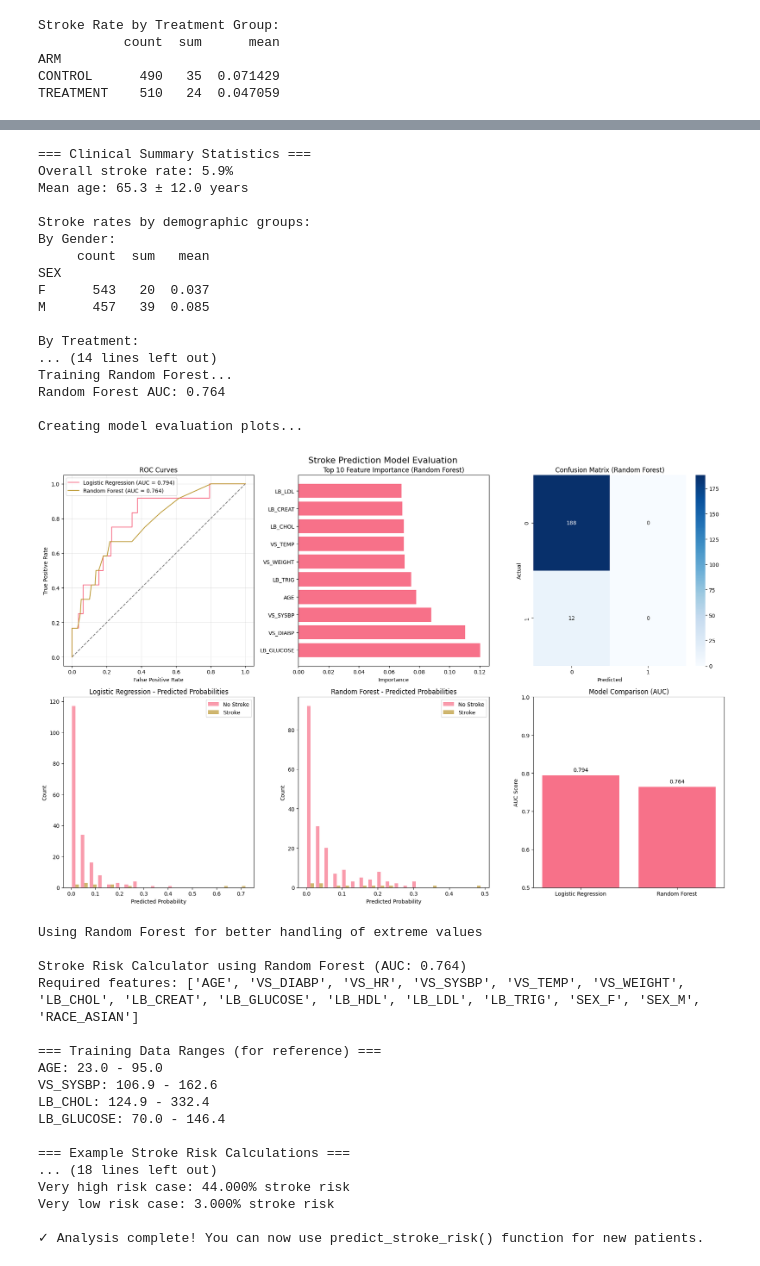
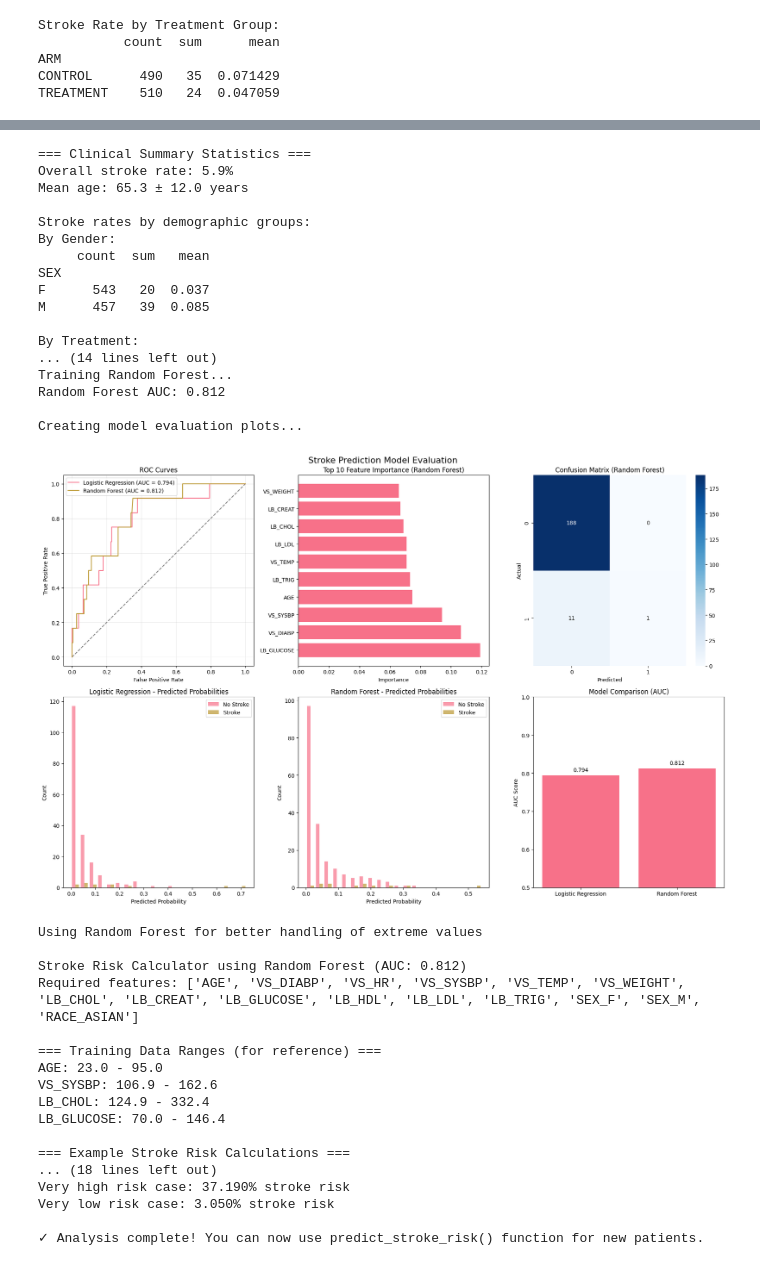
Before and after one commit to ellennugget/Prediction, a Jupyter notebook: prediction-for-stroke-risk-assessment-pseudotrial.ipynb, the cells around one changed output, grey strips where cells are left out. Cells and saved outputs as stored; diff of their text form; code cells hidden in the pictures.

Commit message:
Kaggle Notebook | Prediction for stroke risk assessment(pseudotrial) | Version 6

```diff
--- a/prediction-for-stroke-risk-assessment-pseudotrial.ipynb
+++ b/prediction-for-stroke-risk-assessment-pseudotrial.ipynb
@@ -755,7 +755,7 @@ def build_stroke_prediction_models(df_modeling):
     # Initialize models
     models = {
         'Logistic Regression': LogisticRegression(random_state=42, max_iter=1000),
-        'Random Forest': RandomForestClassifier(n_estimators=100, random_state=42)
+        'Random Forest': RandomForestClassifier(n_estimators=10000, random_state=42)
     }
 
     results = {}
@@ -1025,38 +1025,38 @@ if __name__ == "__main__":
         print(f"\n✓ Analysis complete! You can now use predict_stroke_risk() function for new patients.")
 
     except FileNotFoundError:
         print("❌ Data files not found. Please run the data generation script first.")
         print("The data generation script should create: demographics.csv, vital_signs.csv, laboratory.csv, stroke_outcomes.csv")
 # %% [output]
 === Clinical Data Sanity Check & Model Evaluation ===
 
 ✓ Loaded generated clinical data
 Preparing modeling dataset...
 ✓ Modeling dataset prepared: 1000 subjects, 20 features
 Available features: ['VS_DIABP', 'VS_HR', 'VS_SYSBP', 'VS_TEMP', 'VS_WEIGHT', 'LB_CHOL', 'LB_CREAT', 'LB_GLUCOSE', 'LB_HDL', 'LB_LDL', 'LB_TRIG']
 Creating clinical data visualizations...
 [figure]
 === Clinical Summary Statistics ===
 Overall stroke rate: 5.9%
 Mean age: 65.3 ± 12.0 years
 
 Stroke rates by demographic groups:
 By Gender:
      count  sum   mean
 SEX
 F      543   20  0.037
 M      457   39  0.085
 
 By Treatment:
 ... (14 lines left out)
 Training Random Forest...
-Random Forest AUC: 0.764
+Random Forest AUC: 0.812
 
 Creating model evaluation plots...
-[figure, old version]
+[figure, new version]
 Using Random Forest for better handling of extreme values
 
-Stroke Risk Calculator using Random Forest (AUC: 0.764)
+Stroke Risk Calculator using Random Forest (AUC: 0.812)
 Required features: ['AGE', 'VS_DIABP', 'VS_HR', 'VS_SYSBP', 'VS_TEMP', 'VS_WEIGHT', 'LB_CHOL', 'LB_CREAT', 'LB_GLUCOSE', 'LB_HDL', 'LB_LDL', 'LB_TRIG', 'SEX_F', 'SEX_M', 'RACE_ASIAN']
 
 === Training Data Ranges (for reference) ===
@@ -1067,8 +1067,8 @@ LB_GLUCOSE: 70.0 - 146.4
 
 === Example Stroke Risk Calculations ===
 ... (18 lines left out)
-Very high risk case: 44.000% stroke risk
-Very low risk case: 3.000% stroke risk
+Very high risk case: 37.190% stroke risk
+Very low risk case: 3.050% stroke risk
 
 ✓ Analysis complete! You can now use predict_stroke_risk() function for new patients.
 # %%
```
Also changed, not shown: parts of 2 cells of this notebook.
